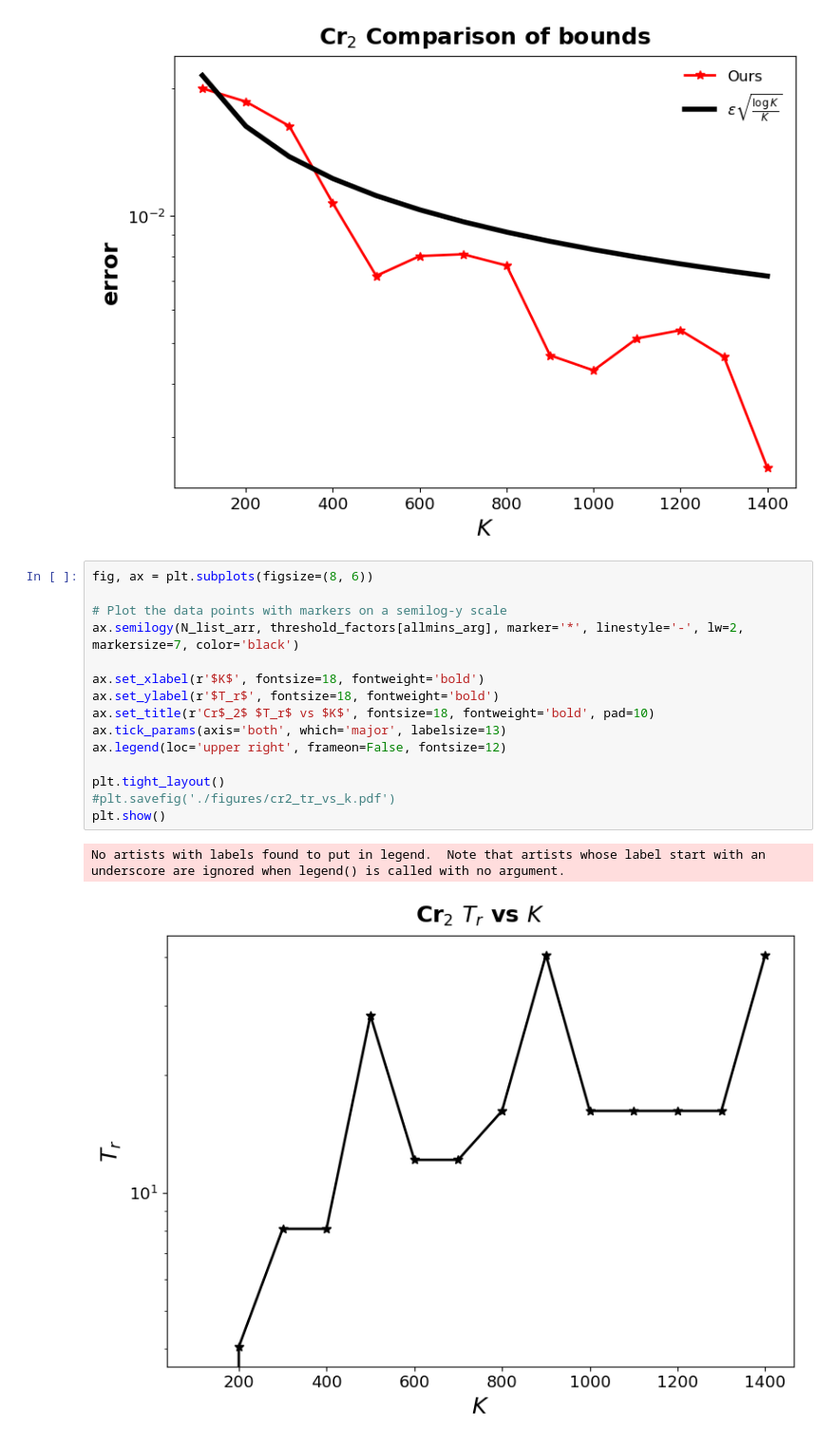
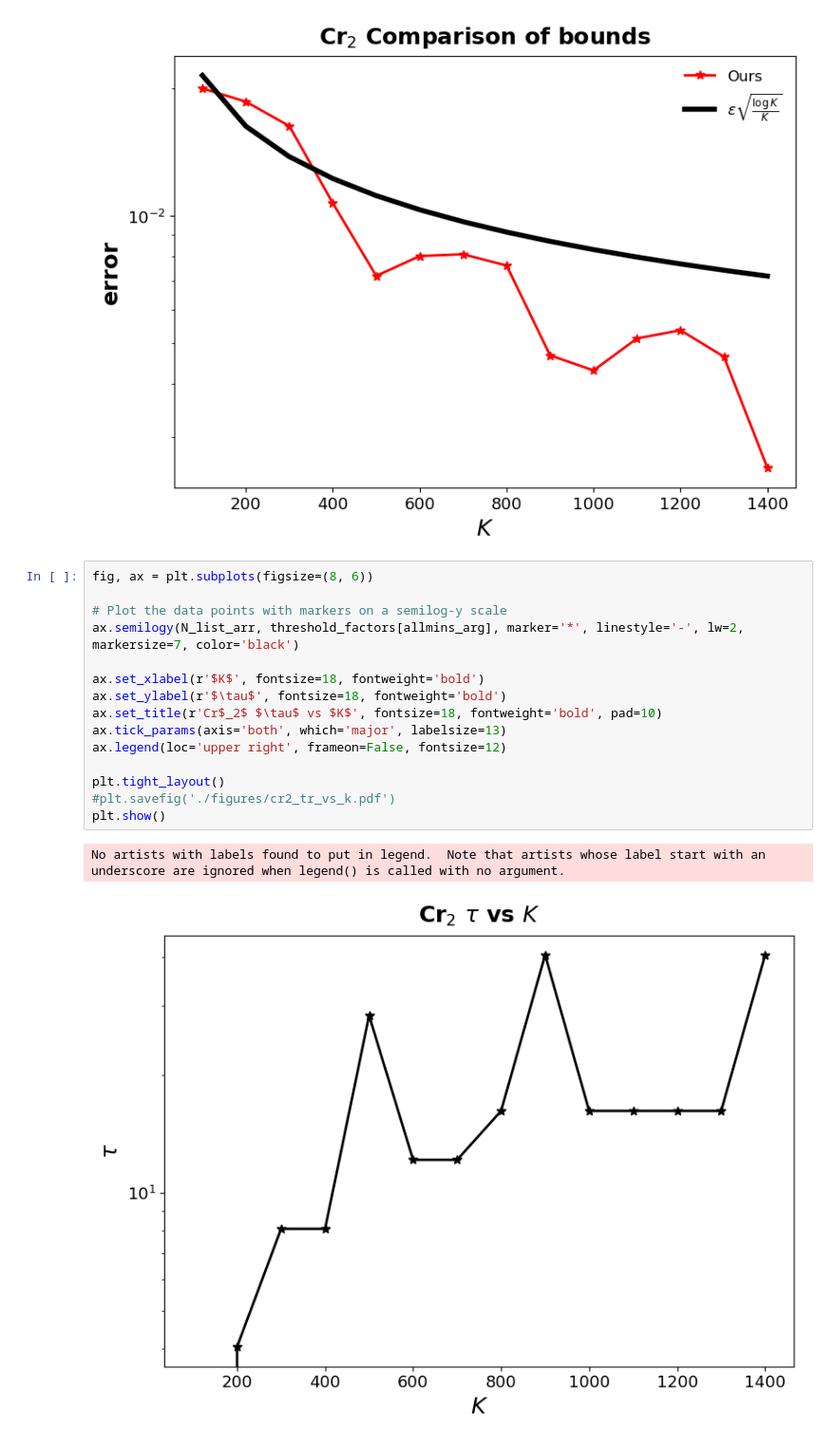
Before and after one commit to hbassi/denoisingodmd, a Jupyter notebook: src/bound_final.ipynb, the cells around one changed output. Shown at 95% size. Cells and saved outputs as stored; diff of their text form.

```diff
--- a/src/bound_final.ipynb
+++ b/src/bound_final.ipynb
@@ -232,18 +231,18 @@ plt.show()
 # %%
 fig, ax = plt.subplots(figsize=(8, 6))
 
 # Plot the data points with markers on a semilog-y scale
 ax.semilogy(N_list_arr, threshold_factors[allmins_arg], marker='*', linestyle='-', lw=2, markersize=7, color='black')
 
 ax.set_xlabel(r'$K$', fontsize=18, fontweight='bold')
-ax.set_ylabel(r'$T_r$', fontsize=18, fontweight='bold')
-ax.set_title(r'Cr$_2$ $T_r$ vs $K$', fontsize=18, fontweight='bold', pad=10)
+ax.set_ylabel(r'$\tau$', fontsize=18, fontweight='bold')
+ax.set_title(r'Cr$_2$ $\tau$ vs $K$', fontsize=18, fontweight='bold', pad=10)
 ax.tick_params(axis='both', which='major', labelsize=13)
 ax.legend(loc='upper right', frameon=False, fontsize=12)
 
 plt.tight_layout()
 #plt.savefig('./figures/cr2_tr_vs_k.pdf')
 plt.show()
 # %% [output]
 No artists with labels found to put in legend.  Note that artists whose label start with an underscore are ignored when legend() is called with no argument.
-[figure, old version]
+[figure, new version]
```
Also changed, not shown: parts of 1 cell of this notebook, 1 other file.
